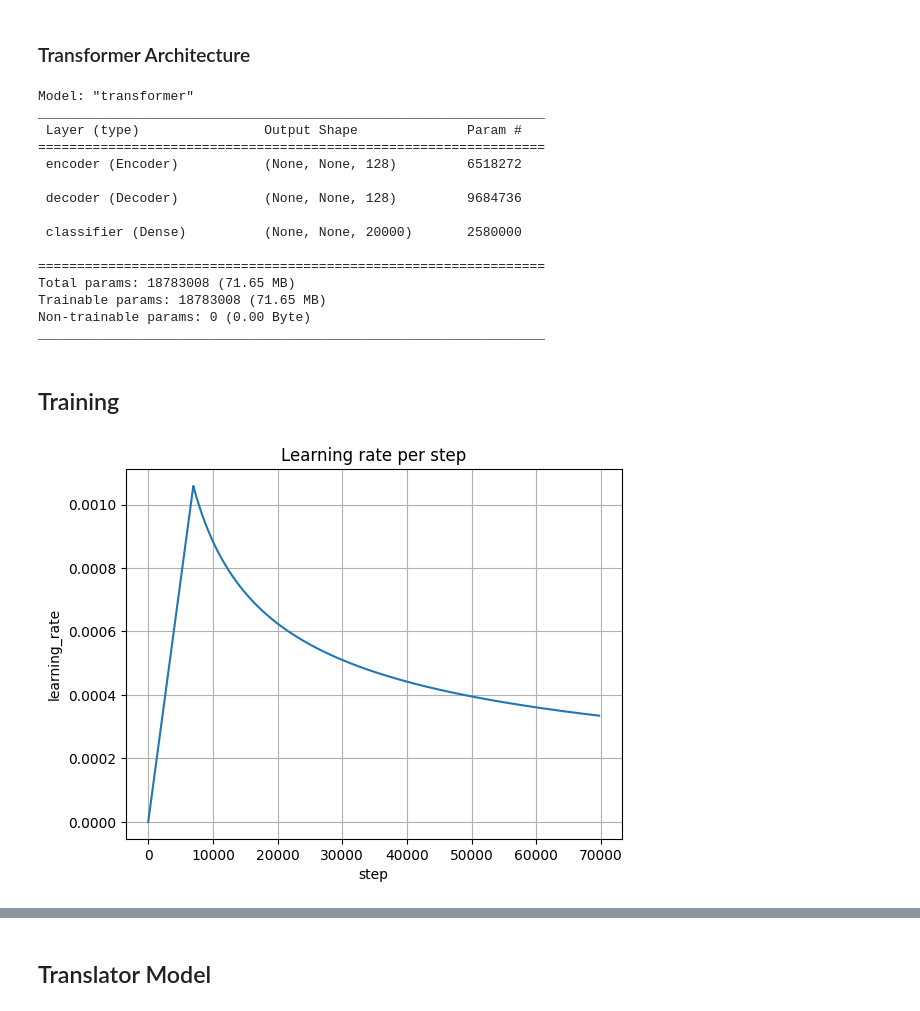
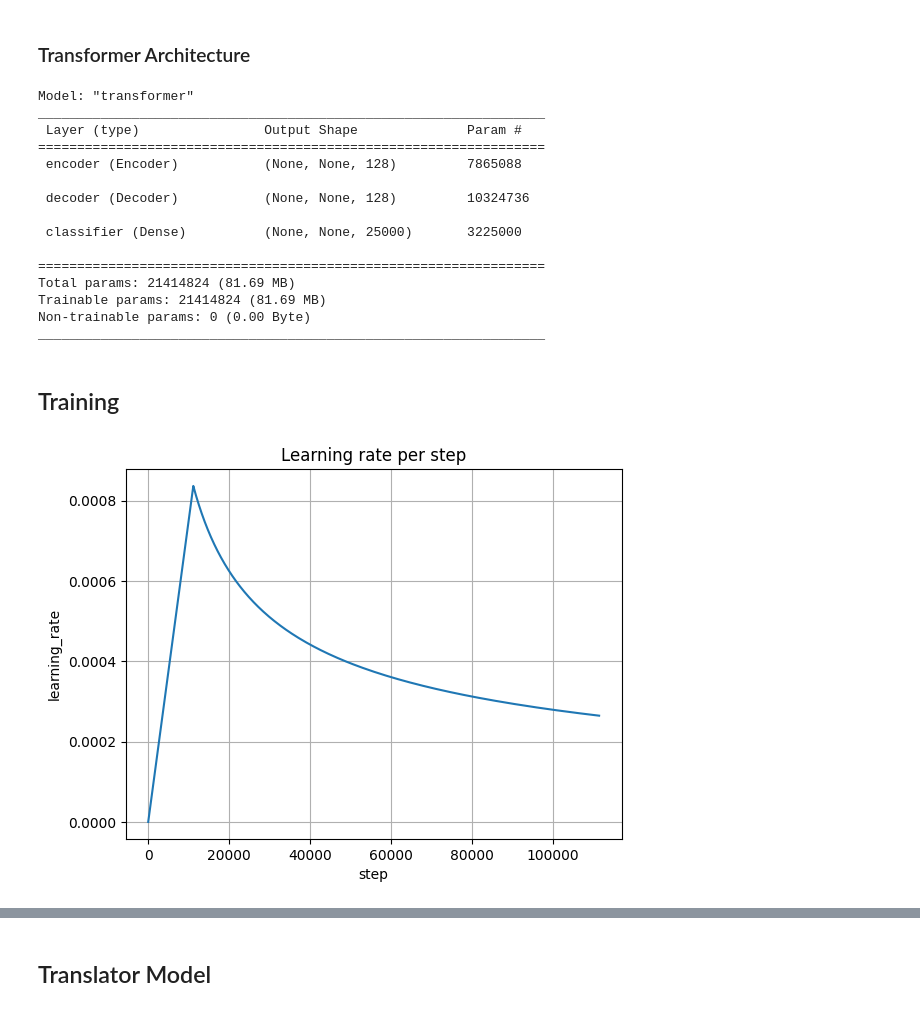
Before and after one commit to AlirezaKamyab/NMT-Project, a Jupyter notebook: Transformers.ipynb, the cells around one changed output, grey strips where cells are left out. Saved outputs shown, nothing was run; the diff lists cells and outputs as text; code cells hidden in the pictures.

Commit message:
Changes the tokenizer and trains on a larger set

```diff
--- a/Transformers.ipynb
+++ b/Transformers.ipynb
@@ -50,16 +31,21 @@ def preprocess_sentence_fa(w):
 # %%
-def create_dataset(file_path, num_examples=None, sort_by_length=False):
+def create_dataset(file_path, num_examples=None):
     en_fa = []
     cnt = 0
+    fa_normalizer = Normalizer()
     with open(file_path, 'r') as file:
         for line in file.readlines():
             if num_examples is not None and cnt >= num_examples: break
             line = line.split('\t')[:2]
-            en_fa.append([preprocess_sentence_en(line[0]), preprocess_sentence_fa(line[1])])
+            en = line[0]
+            fa = fa_normalizer.normalize(line[1])
+            fa = re.sub('\u200c', ' ', fa)
+            en_fa.append([en, fa])
             cnt += 1
+            if cnt % 100 == 0:
+                print(f'\rRead {cnt:>5}', end='')
 
-    if sort_by_length:
-        en_fa = sorted(en_fa, key=lambda x: len(x[0].split(' ')))
+    print('\nRead', cnt)
     return zip(*en_fa)
 
 
@@ -550,6 +539,9 @@ d_model = 128
 dff = 512
 num_heads = 8
 dropout_rate = 0.1
+
+VOCAB_SRC_SIZE = en_tokenizer.vocab_size
+VOCAB_TARG_SIZE = fa_tokenizer.vocab_size
 
 transformer = Transformer(d_model=d_model,
                           num_heads=num_heads,
@@ -566,15 +558,15 @@ Model: "transformer"
 _________________________________________________________________
  Layer (type)                Output Shape              Param #
 =================================================================
- encoder (Encoder)           (None, None, 128)         6518272
+ encoder (Encoder)           (None, None, 128)         7865088
 
- decoder (Decoder)           (None, None, 128)         9684736
+ decoder (Decoder)           (None, None, 128)         10324736
 
- classifier (Dense)          (None, None, 20000)       2580000
+ classifier (Dense)          (None, None, 25000)       3225000
 
 =================================================================
-Total params: 18783008 (71.65 MB)
-Trainable params: 18783008 (71.65 MB)
+Total params: 21414824 (81.69 MB)
+Trainable params: 21414824 (81.69 MB)
 Non-trainable params: 0 (0.00 Byte)
 _________________________________________________________________
 # %% [markdown]
@@ -649,11 +641,11 @@ valid_acc = MaskedAccuracy(name='valid_acc')
 # %%
 fig = plt.figure()
 ax = plt.subplot(111)
-ax.plot([step for step in range(STEPS_PER_EPOCH * 30)], [scheduler(step) for step in range(STEPS_PER_EPOCH * 30)]);
+ax.plot([step for step in range(STEPS_PER_EPOCH * EPOCHS)], [scheduler(step) for step in range(STEPS_PER_EPOCH * EPOCHS)]);
 ax.grid();
 ax.set_title('Learning rate per step');
 ax.set_xlabel('step')
 ax.set_ylabel('learning_rate');
 # %% [output]
-[figure, old version]
+[figure, new version]
 # %%
```
Also changed, not shown: parts of 17 cells of this notebook, 1 other file.
